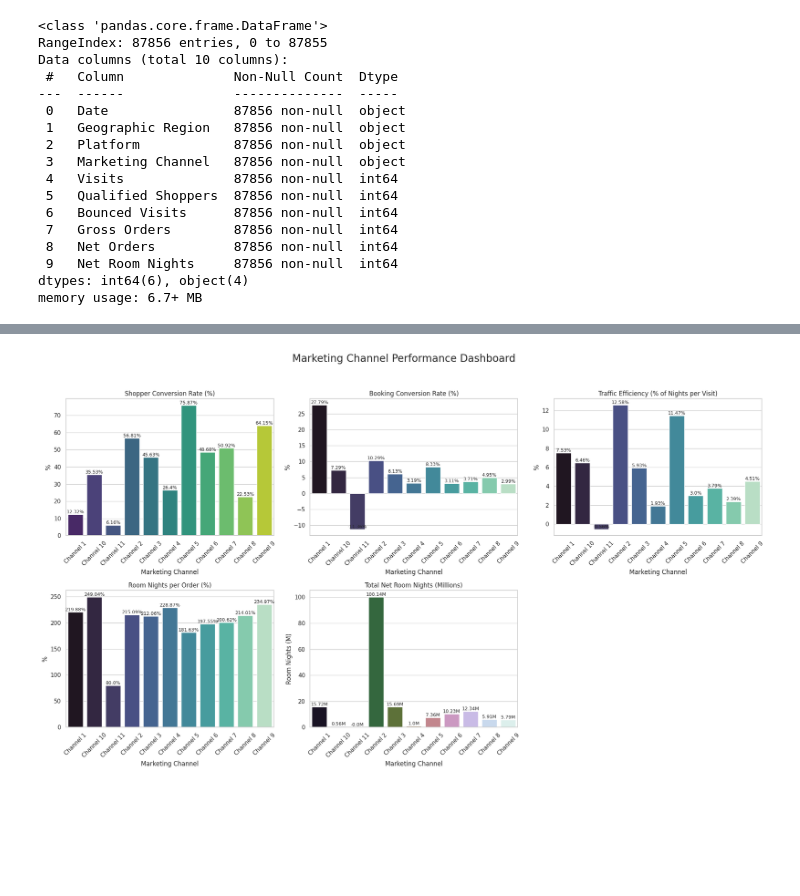
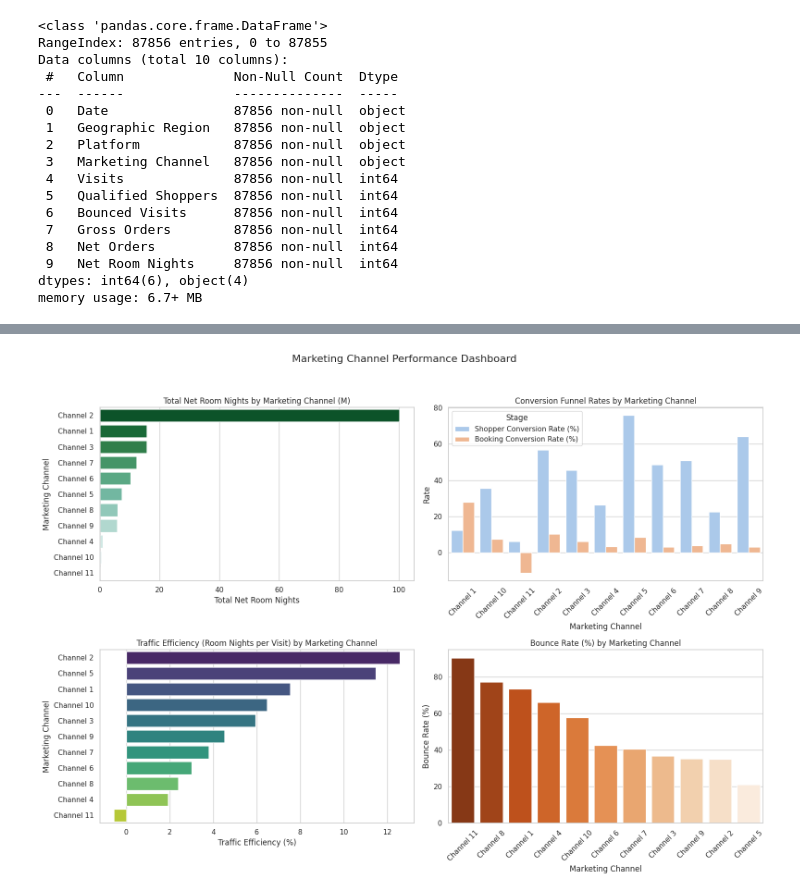
Before and after one commit to Lalit767/Expedia_Case_Study, a Jupyter notebook: DataAnalysis.ipynb, the cells around one changed output, grey strips where cells are left out. Saved outputs shown, nothing was run; the diff lists cells and outputs as text; code cells hidden in the pictures; blank space fills up the shorter version.

Commit message:
Updated Marketing Channel Analysis.

```diff
--- a/DataAnalysis.ipynb
+++ b/DataAnalysis.ipynb
@@ -47,77 +47,63 @@ channel_summary = df.groupby("Marketing Channel").agg({
     "Visits": "sum",
     "Qualified Shoppers": "sum",
     "Net Orders": "sum",
-    "Net Room Nights": "sum"
+    "Net Room Nights": "sum",
+    "Bounced Visits": "sum"  # Required for Bounce Rate
 }).reset_index()
 
-# Calculate Shopper Conversion Rate (%), Visits (M),Booking Conversion Rate (%),Traffic Efficiency (%),Room Nights per Order (%),Total Net Room Nights.
+# Calculate performance metrics
 channel_summary["Shopper Conversion Rate (%)"] = (channel_summary["Qualified Shoppers"] / channel_summary["Visits"].replace(0, 1)) * 100
 channel_summary["Shopper Conversion Rate (%)"] = channel_summary["Shopper Conversion Rate (%)"].round(2)
+
 channel_summary["Visits (M)"] = (channel_summary["Visits"] / 1e6).round(2)
+
 channel_summary["Booking Conversion Rate (%)"] = (channel_summary["Net Orders"] / channel_summary["Qualified Shoppers"].replace(0, 1)) * 100
 channel_summary["Booking Conversion Rate (%)"] = channel_summary["Booking Conversion Rate (%)"].round(2)
+
 channel_summary["Traffic Efficiency (%)"] = ((channel_summary["Net Room Nights"] / channel_summary["Visits"].replace(0, 1)) * 100).round(2)
+
 channel_summary["Room Nights per Order (%)"] = ((channel_summary["Net Room Nights"] / channel_summary["Net Orders"].replace(0, 1)) * 100).round(2)
-channel_summary["Total Net Room Nights"]=channel_summary["Net Room Nights"]/1000000
-channel_summary["Total Net Room Nights"] = channel_summary["Total Net Room Nights"].round(2)
 
-# Set seaborn style
+channel_summary["Bounce Rate (%)"] = (channel_summary["Bounced Visits"] / channel_summary["Visits"].replace(0, 1)) * 100
+channel_summary["Bounce Rate (%)"] = channel_summary["Bounce Rate (%)"].round(2)
+
+channel_summary["Total Net Room Nights"] = (channel_summary["Net Room Nights"] / 1e6).round(2)
+
+# Visualization
 sns.set(style="whitegrid")
+fig, axs = plt.subplots(2, 2, figsize=(16, 12))
+fig.suptitle('Marketing Channel Performance Dashboard', fontsize=16)
 
-# Prepare figure with 2 rows, 3 columns (6 slots, 1 unused)
-fig, axs = plt.subplots(2, 3, figsize=(20, 12))
-fig.suptitle("Marketing Channel Performance Dashboard", fontsize=20)
+# 1. Total Net Room Nights
+sns.barplot(ax=axs[0, 0], data=channel_summary.sort_values("Total Net Room Nights", ascending=False),
+            y="Marketing Channel", x="Total Net Room Nights", palette="BuGn_r")
+axs[0, 0].set_title('Total Net Room Nights by Marketing Channel (M)')
 
-# Flatten axis for easy indexing
-axs = axs.flatten()
+# 2. Conversion Funnel
+conversion_data = pd.melt(
+    channel_summary,
+    id_vars="Marketing Channel",
+    value_vars=["Shopper Conversion Rate (%)", "Booking Conversion Rate (%)"],
+    var_name="Stage",
+    value_name="Rate"
+)
+sns.barplot(ax=axs[0, 1], data=conversion_data, x="Marketing Channel", y="Rate", hue="Stage", palette="pastel")
+axs[0, 1].set_title("Conversion Funnel Rates by Marketing Channel")
+axs[0, 1].tick_params(axis="x", rotation=45)
 
-# Chart 1: Shopper Conversion Rate
-sns.barplot(data=channel_summary, x="Marketing Channel", y="Shopper Conversion Rate (%)", palette="viridis", ax=axs[0])
-axs[0].set_title("Shopper Conversion Rate (%)")
-axs[0].set_ylabel("%")
-axs[0].tick_params(axis='x', rotation=45)
-for i, row in channel_summary.iterrows():
-    axs[0].text(i, row["Shopper Conversion Rate (%)"], f'{row["Shopper Conversion Rate (%)"]}%', ha='center', va='bottom', fontsize=9)
+# 3. Traffic Efficiency
+sns.barplot(ax=axs[1, 0], data=channel_summary.sort_values("Traffic Efficiency (%)", ascending=False),
+            y="Marketing Channel", x="Traffic Efficiency (%)", palette="viridis")
+axs[1, 0].set_title("Traffic Efficiency (Room Nights per Visit) by Marketing Channel")
 
-# Chart 2: Booking Conversion Rate
-sns.barplot(data=channel_summary, x="Marketing Channel", y="Booking Conversion Rate (%)", palette="mako", ax=axs[1])
-axs[1].set_title("Booking Conversion Rate (%)")
-axs[1].set_ylabel("%")
-axs[1].tick_params(axis='x', rotation=45)
-for i, row in channel_summary.iterrows():
-    axs[1].text(i, row["Booking Conversion Rate (%)"], f'{row["Booking Conversion Rate (%)"]}%', ha='center', va='bottom', fontsize=9)
+# 4. Bounce Rate
+sns.barplot(ax=axs[1, 1], data=channel_summary.sort_values("Bounce Rate (%)", ascending=False),
+            x="Marketing Channel", y="Bounce Rate (%)", palette="Oranges_r")
+axs[1, 1].set_title("Bounce Rate (%) by Marketing Channel")
+axs[1, 1].tick_params(axis="x", rotation=45)
 
-# Chart 3: Traffic Efficiency
-sns.barplot(data=channel_summary, x="Marketing Channel", y="Traffic Efficiency (%)", palette="mako", ax=axs[2])
-axs[2].set_title("Traffic Efficiency (% of Nights per Visit)")
-axs[2].set_ylabel("%")
-axs[2].tick_params(axis='x', rotation=45)
-for i, row in channel_summary.iterrows():
-    axs[2].text(i, row["Traffic Efficiency (%)"], f'{row["Traffic Efficiency (%)"]}%', ha='center', va='bottom', fontsize=9)
-
-# Chart 4: Room Nights per Order
-sns.barplot(data=channel_summary, x="Marketing Channel", y="Room Nights per Order (%)", palette="mako", ax=axs[3])
-axs[3].set_title("Room Nights per Order (%)")
-axs[3].set_ylabel("%")
-axs[3].tick_params(axis='x', rotation=45)
-for i, row in channel_summary.iterrows():
-    axs[3].text(i, row["Room Nights per Order (%)"], f'{row["Room Nights per Order (%)"]}%', ha='center', va='bottom', fontsize=9)
-
-# Chart 5: Total Net Room Nights (M)
-sns.barplot(data=channel_summary, x="Marketing Channel", y="Total Net Room Nights", palette="cubehelix", ax=axs[4])
-axs[4].set_title("Total Net Room Nights (Millions)")
-axs[4].set_ylabel("Room Nights (M)")
-axs[4].tick_params(axis='x', rotation=45)
-for i, row in channel_summary.iterrows():
-    axs[4].text(i, row["Total Net Room Nights"], f'{row["Total Net Room Nights"]}M', ha='center', va='bottom', fontsize=9)
-
-# Hide unused 6th subplot
-axs[5].axis('off')
-
-# Layout adjustments
 plt.tight_layout(rect=[0, 0.03, 1, 0.95])
 plt.show()
-print(channel_summary)
 
 # #Channel 2 is the strongest volume driver despite only moderate conversion — likely due to large-scale traffic (branding/search ads).
 # Channels 5 and 9 attract highly qualified shoppers. Channel 1 drives many visits but with very low quality (12.3% conversion)
@@ -440 +418 @@ Passing `palette` without assigning `hue` is deprecated and will be removed in v
-[figure, old version]
+[figure, new version]
```
Also changed, not shown: parts of 1 cell of this notebook.
